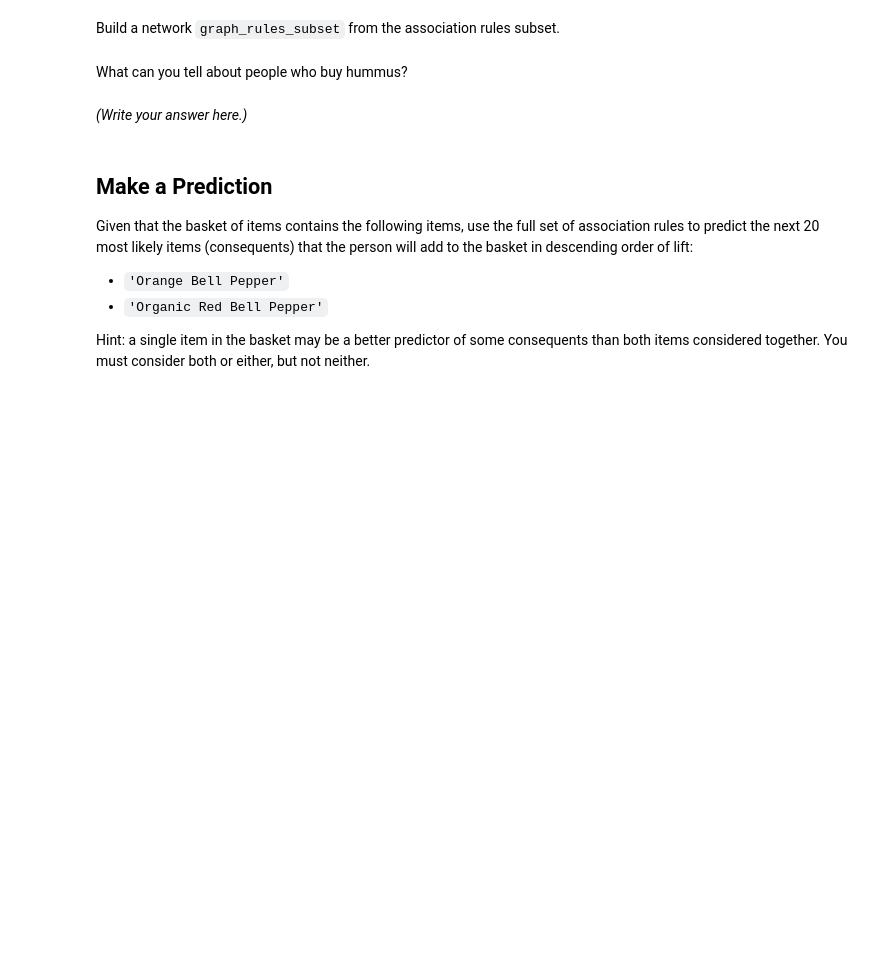
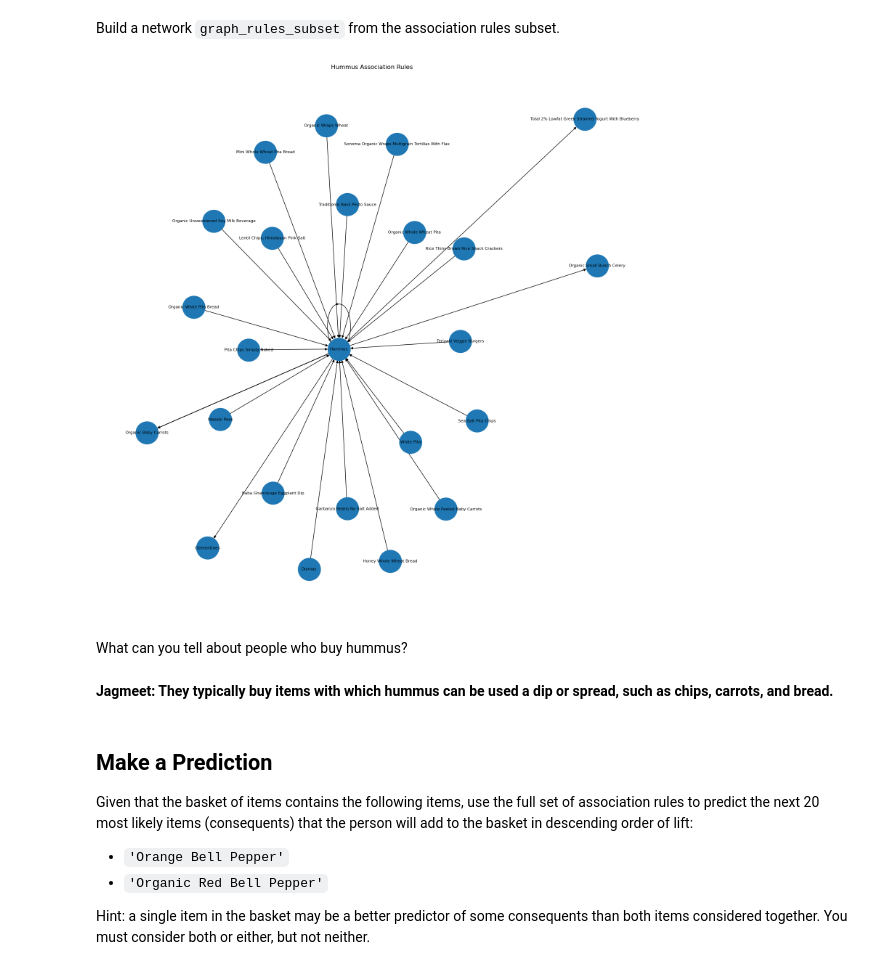
Before and after one commit to JagmeetMinhas/my-fork-2024-DS-Tue, a Jupyter notebook: Week-05-Unsupervised-Learning/Exercise-JM.ipynb, the cells around one changed output. Drawn from its saved outputs; the diff is of its cells as text; code cells hidden in the pictures; blank space fills up the shorter version.

```diff
--- a/Week-05-Unsupervised-Learning/Exercise-JM.ipynb
+++ b/Week-05-Unsupervised-Learning/Exercise-JM.ipynb
@@ -154,0 +151,17 @@ df_rules_subset = # Something goes here. You can repeat this for as many steps a
+# %%
+# Define df_rules_subset.
+df_rules_subset = df_rules.copy()
+
+#Implementing the first two conditions
+df_rules_subset = df_rules_subset[(df_rules_subset["antecedent_items"].apply(len) == 1)
+                                  & (df_rules_subset["lift"] >= 5)
+                                  & (df_rules_subset["lift"] <= 20)]
+
+#Converting the list type column to a string typed column
+df_rules_subset["antecedent_item"] = df_rules_subset["antecedent_items"].apply(lambda list: str(list[0]))
+
+#Implementing the last condition
+df_rules_subset = df_rules_subset[df_rules_subset["antecedent_item"].str.contains("Hummus") | df_rules_subset["consequent_item"].str.contains("Hummus")]
+
+#Checking if the length matches
+len(df_rules_subset)
@@ -154,0 +170,7 @@ df_rules_subset = # Something goes here. You can repeat this for as many steps a
+# %%
+#Replacing any string with hummus to just hummus
+df_rules_subset.loc[df_rules_subset['antecedent_item'].str.contains('Hummus'), 'antecedent_item'] = 'Hummus'
+df_rules_subset.loc[df_rules_subset['consequent_item'].str.contains('Hummus'), 'consequent_item'] = 'Hummus'
+
+#Checking
+df_rules_subset
@@ -157,16 +197,24 @@ Build a network `graph_rules_subset` from the association rules subset.
 # %%
 # Define graph_rules_subset, add the graph’s edges, and plot it. You may need a large figure size, smaller node size, and smaller font size.
 
 graph_rules_subset = nx.MultiDiGraph()
 graph_rules_subset.add_edges_from(
-    # Something goes here.
+    df_rules_subset[["antecedent_item", "consequent_item"]].itertuples(index = False)
 )
 
-# Then render the graph.
+pos = nx.spring_layout(graph_rules_subset, k=0.7, seed=42)
+
+plt.figure(figsize=(15, 15))
+nx.draw(graph_rules_subset, pos = pos, with_labels=True, arrows=True, node_size=2000, font_size=8)
+
+plt.title('Hummus Association Rules')
+plt.show()
+# %% [output]
+[figure, added]
 # %% [markdown]
 What can you tell about people who buy hummus?
-# %% [markdown]
-*(Write your answer here.)*
+# %% [markdown]
+**Jagmeet: They typically buy items with which hummus can be used a dip or spread, such as chips, carrots, and bread.**
 # %% [markdown]
 ## Make a Prediction
 
```
Also changed, not shown: parts of 4 cells of this notebook.
